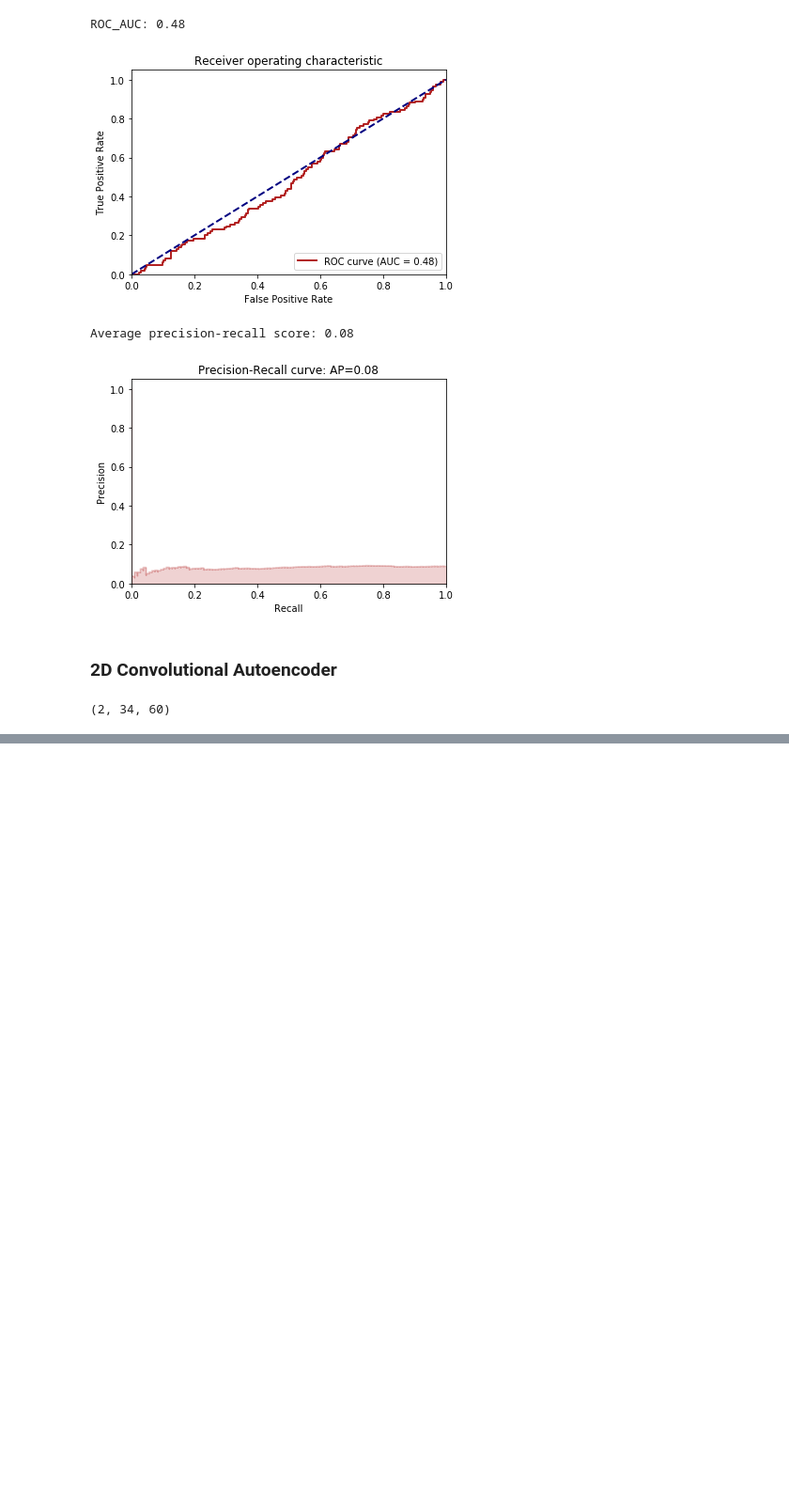
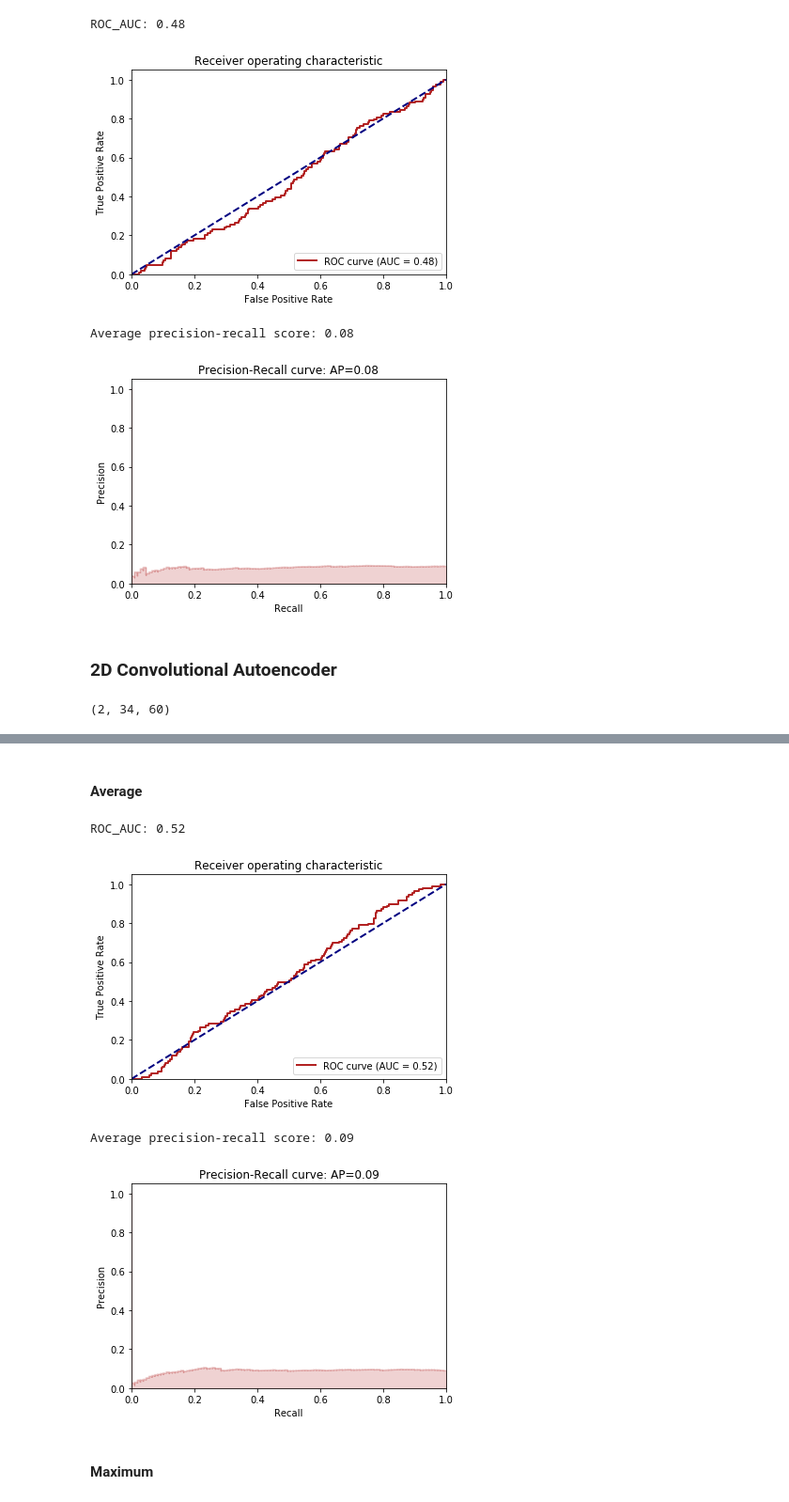
Before and after one commit to erenkopuz/FYP, a Jupyter notebook: video_processing/process_video.ipynb, the cells around one changed output, grey strips where cells are left out. Shown at 94% size. Saved outputs shown, nothing was run; the diff lists cells and outputs as text; code cells hidden in the pictures; blank space fills up the shorter version.

```diff
--- a/video_processing/process_video.ipynb
+++ b/video_processing/process_video.ipynb
@@ -1228,0 +1409,18 @@ Anomaly detected at :  68  mins  22  seconds
+# %%
+threshold = 0.4
+interval = 1
+
+y_pred = [1 if e > threshold else 0 for e in scores]
+pred_frameIds = []
+pred_second_counts = []
+for y,frameId,sec_count in zip(y_pred, Id_test, sec_count_test):
+    if y==1:
+        pred_frameIds.append(frameId)
+        pred_second_counts.append(sec_count)
+pred_frameIds.sort()
+pred_second_counts.sort()
+
+
+for i, second_count in enumerate(pred_second_counts):
+    if second_count-pred_second_counts[max(i-1,0)] > interval:
+        print ('Anomaly detected at : ', int(second_count/60), ' mins ', second_count%60, ' seconds')
@@ -1228,0 +1444,4 @@ Anomaly detected at :  68  mins  22  seconds
+# %%
+
+region_scores = np.zeros((X_test.shape[0],int(ceil(X_train.shape[2]/region_h)),int(ceil(X_train.shape[3]/region_w))), dtype = np.float64)
+region_scores.shape
@@ -1228,0 +1527,20 @@ Anomaly detected at :  68  mins  22  seconds
+# %%
+region_scores = np.load("grid_arrays/region_scores_autoencoder.npy")
+# %% [markdown]
+#### Average
+# %%
+scores = np.mean(region_scores, axis=(1,2))
+
+y_score_test = np.zeros((y_gt_test.shape[0]), dtype = np.float64)
+
+for i in range(y_score_test.shape[0]):
+    y_score_test[i] = max(scores[clip_size*i:clip_size*(i+1)])
+# %%
+roc_auc, average_precision = calc_metrics(y_gt_test, y_score_test, display_graphs=True)
+# %% [output]
+ROC_AUC: 0.52
+[figure, added]
+Average precision-recall score: 0.09
+[figure, added]
+# %% [markdown]
+#### Maximum
```
Also changed, not shown: parts of 34 cells of this notebook.
